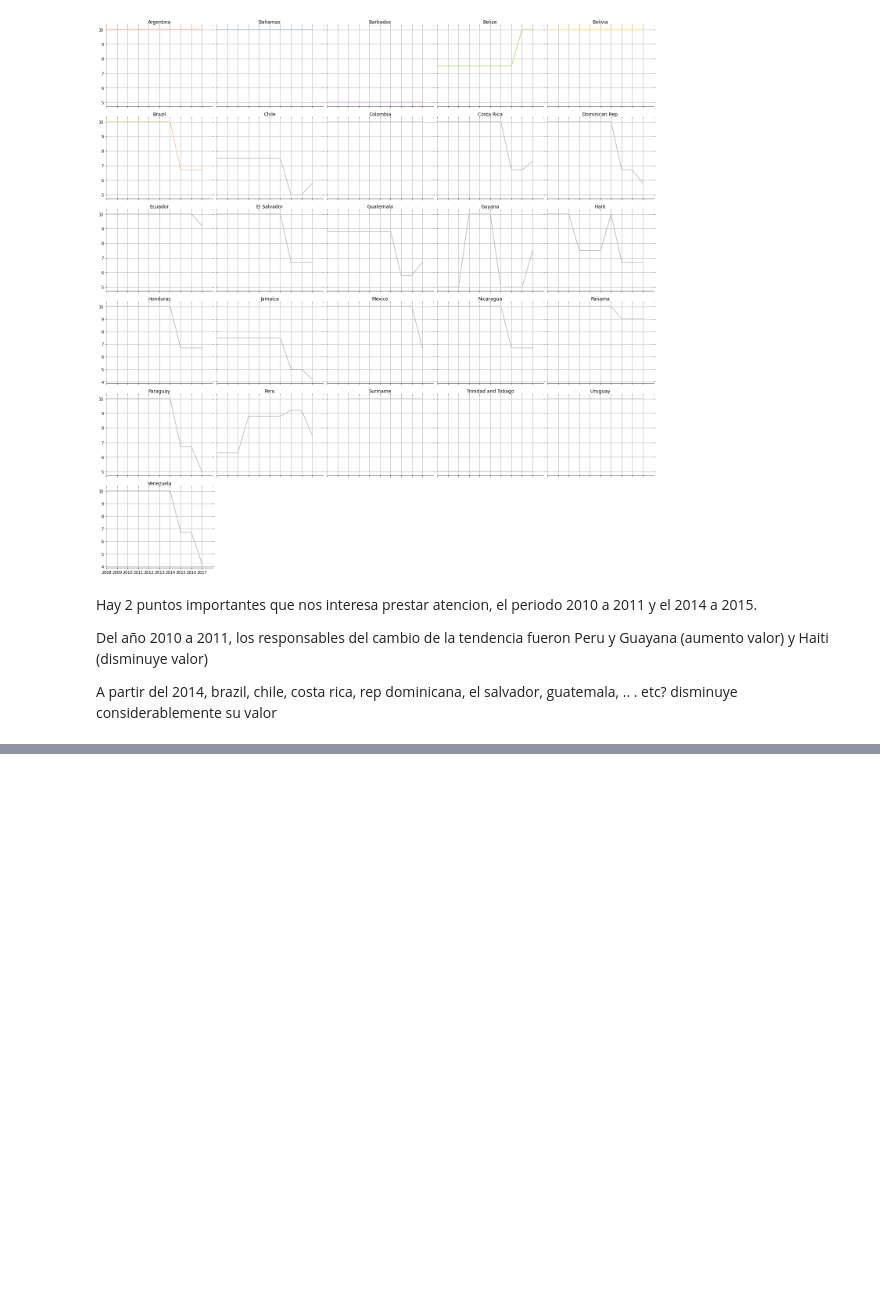
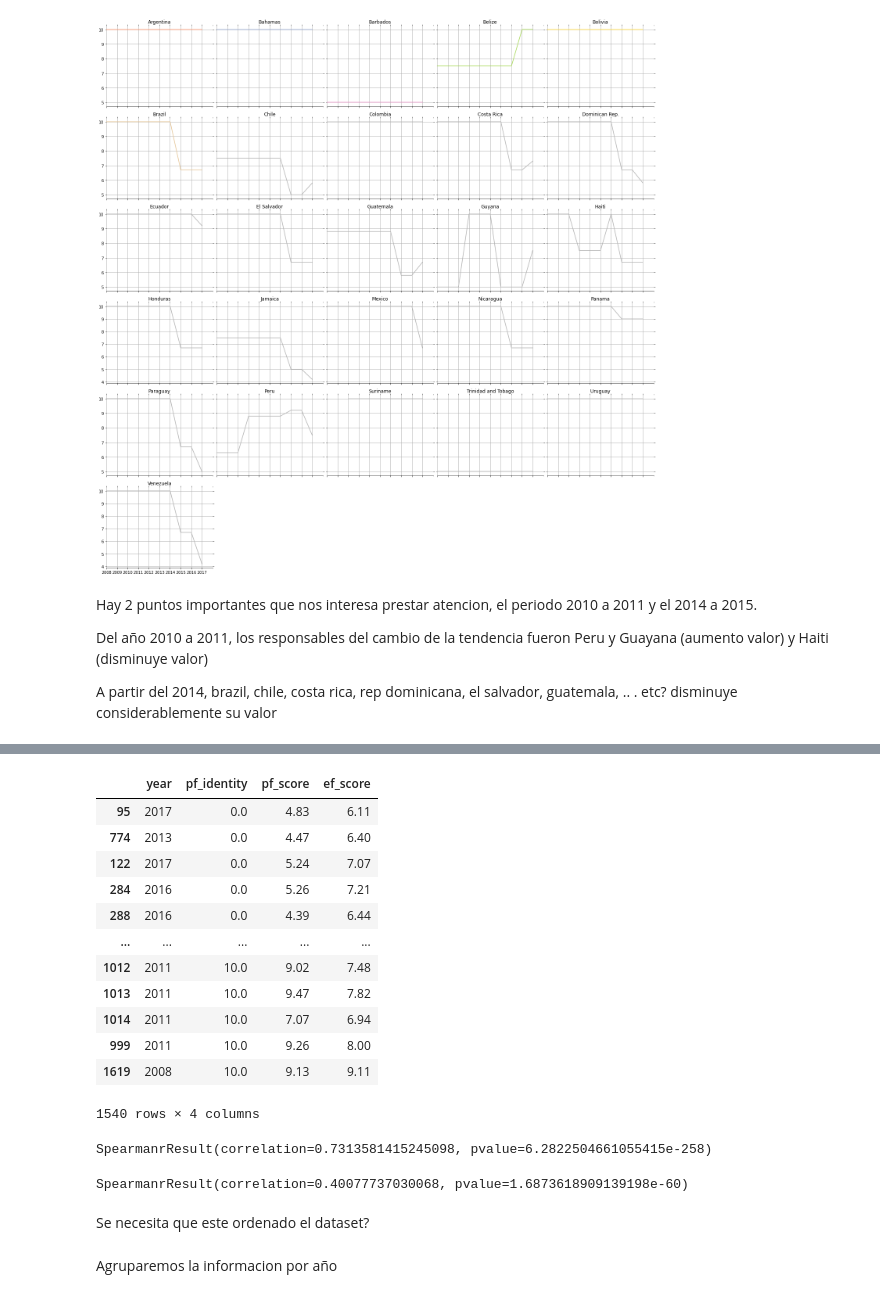
Before and after one commit to danicattaneob/diplo-datos-ayvd-g1, a Jupyter notebook: 02-bv-respuestas.ipynb, the cells around one changed output, grey strips where cells are left out. Saved outputs shown, nothing was run; the diff lists cells and outputs as text; code cells hidden in the pictures; blank space fills up the shorter version.

```diff
--- a/02-bv-ejercicio-2.ipynb
+++ b/02-bv-respuestas.ipynb
@@ -322,0 +411,32 @@ A partir del 2014, brazil, chile, costa rica, rep dominicana, el salvador, guate
+# %%
+df = dataset[['year','pf_identity','pf_score','ef_score']].dropna().sort_values('pf_identity')
+#  df = df[df['pf_identity'] < 0.5] TENER EN CUENTA QUE HAY 100 FILAS CON PF_IDENTITY = 0 y PF_SCORE != 0
+df
+# %% [output]
+|  | year | pf_identity | pf_score | ef_score |
+| 95 | 2017 | 0.0 | 4.83 | 6.11 |
+| 774 | 2013 | 0.0 | 4.47 | 6.40 |
+| 122 | 2017 | 0.0 | 5.24 | 7.07 |
+| 284 | 2016 | 0.0 | 5.26 | 7.21 |
+| 288 | 2016 | 0.0 | 4.39 | 6.44 |
+| ... | ... | ... | ... | ... |
+| 1012 | 2011 | 10.0 | 9.02 | 7.48 |
+| 1013 | 2011 | 10.0 | 9.47 | 7.82 |
+| 1014 | 2011 | 10.0 | 7.07 | 6.94 |
+| 999 | 2011 | 10.0 | 9.26 | 8.00 |
+| 1619 | 2008 | 10.0 | 9.13 | 9.11 |
+1540 rows × 4 columns
+# %%
+spearman_p = spearmanr(df['pf_identity'],df['pf_score'])
+spearman_p
+# %% [output]
+SpearmanrResult(correlation=0.7313581415245098, pvalue=6.2822504661055415e-258)
+# %%
+spearman_p = spearmanr(df['pf_identity'],df['ef_score'])
+spearman_p
+# %% [output]
+SpearmanrResult(correlation=0.40077737030068, pvalue=1.6873618909139198e-60)
+# %% [markdown]
+Se necesita que este ordenado el dataset?
+# %% [markdown]
+Agruparemos la informacion por año
```
Also changed, not shown: parts of 24 cells of this notebook.
